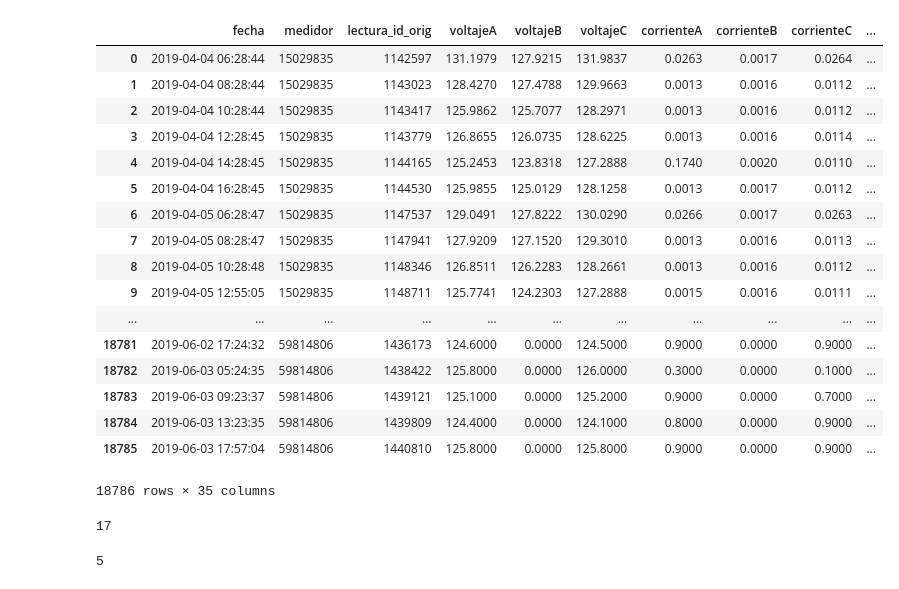
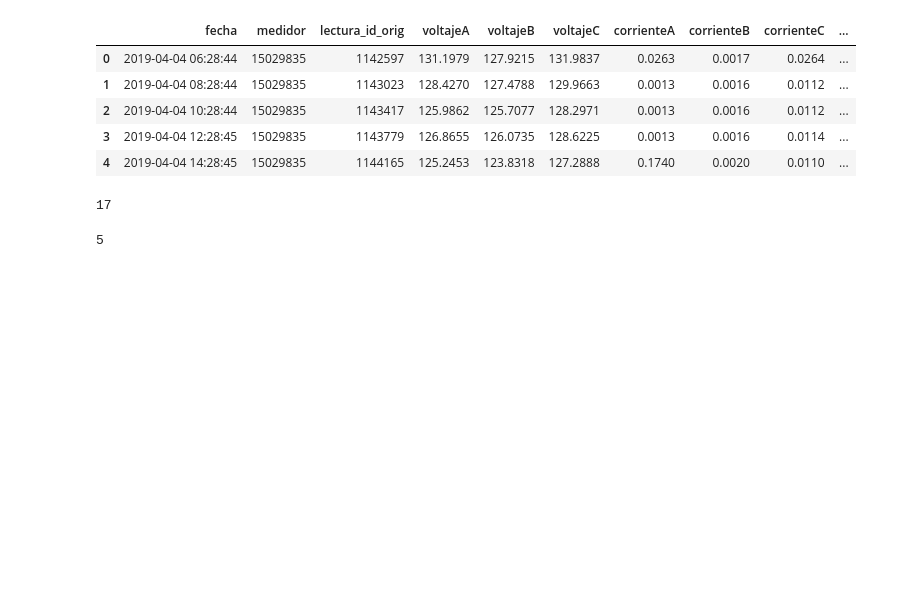
Before and after one commit to aaorella/Energy_Smart_Meters-Exploratory_Analysis, a Jupyter notebook: Untitled.ipynb, the cells around one changed output. Saved outputs shown, nothing was run; the diff lists cells and outputs as text; code cells hidden in the pictures; blank space fills up the shorter version.

```diff
--- a/Untitled.ipynb
+++ b/Untitled.ipynb
@@ -100,26 +186,14 @@ def sse(centroids, indicesSeries, timeSeries):
 # %%
-df = pd.read_csv(dir_origen_csv + "medidores_casi_unifores.csv", low_memory = False, sep=",")
+df = pd.read_csv("https://raw.githubusercontent.com/allantaws/Energy_Smart_Meters-Exploratory_Analysis/Allan/CSV_generated/medidores_casi_unifores.csv", low_memory = False, sep=",")
 df["fecha"] =  pd.to_datetime(df["fecha"]) #transforming "fecha" to datetime
-df
+df.head()
 # %% [output]
 |  | fecha | medidor | lectura_id_orig | voltajeA | voltajeB | voltajeC | corrienteA | corrienteB | corrienteC | ... |
 | 0 | 2019-04-04 06:28:44 | 15029835 | 1142597 | 131.1979 | 127.9215 | 131.9837 | 0.0263 | 0.0017 | 0.0264 | ... |
 | 1 | 2019-04-04 08:28:44 | 15029835 | 1143023 | 128.4270 | 127.4788 | 129.9663 | 0.0013 | 0.0016 | 0.0112 | ... |
 | 2 | 2019-04-04 10:28:44 | 15029835 | 1143417 | 125.9862 | 125.7077 | 128.2971 | 0.0013 | 0.0016 | 0.0112 | ... |
 | 3 | 2019-04-04 12:28:45 | 15029835 | 1143779 | 126.8655 | 126.0735 | 128.6225 | 0.0013 | 0.0016 | 0.0114 | ... |
 | 4 | 2019-04-04 14:28:45 | 15029835 | 1144165 | 125.2453 | 123.8318 | 127.2888 | 0.1740 | 0.0020 | 0.0110 | ... |
-| 5 | 2019-04-04 16:28:45 | 15029835 | 1144530 | 125.9855 | 125.0129 | 128.1258 | 0.0013 | 0.0017 | 0.0112 | ... |
-| 6 | 2019-04-05 06:28:47 | 15029835 | 1147537 | 129.0491 | 127.8222 | 130.0290 | 0.0266 | 0.0017 | 0.0263 | ... |
-| 7 | 2019-04-05 08:28:47 | 15029835 | 1147941 | 127.9209 | 127.1520 | 129.3010 | 0.0013 | 0.0016 | 0.0113 | ... |
-| 8 | 2019-04-05 10:28:48 | 15029835 | 1148346 | 126.8511 | 126.2283 | 128.2661 | 0.0013 | 0.0016 | 0.0112 | ... |
-| 9 | 2019-04-05 12:55:05 | 15029835 | 1148711 | 125.7741 | 124.2303 | 127.2888 | 0.0015 | 0.0016 | 0.0111 | ... |
-| ... | ... | ... | ... | ... | ... | ... | ... | ... | ... | ... |
-| 18781 | 2019-06-02 17:24:32 | 59814806 | 1436173 | 124.6000 | 0.0000 | 124.5000 | 0.9000 | 0.0000 | 0.9000 | ... |
-| 18782 | 2019-06-03 05:24:35 | 59814806 | 1438422 | 125.8000 | 0.0000 | 126.0000 | 0.3000 | 0.0000 | 0.1000 | ... |
-| 18783 | 2019-06-03 09:23:37 | 59814806 | 1439121 | 125.1000 | 0.0000 | 125.2000 | 0.9000 | 0.0000 | 0.7000 | ... |
-| 18784 | 2019-06-03 13:23:35 | 59814806 | 1439809 | 124.4000 | 0.0000 | 124.1000 | 0.8000 | 0.0000 | 0.9000 | ... |
-| 18785 | 2019-06-03 17:57:04 | 59814806 | 1440810 | 125.8000 | 0.0000 | 125.8000 | 0.9000 | 0.0000 | 0.9000 | ... |
-18786 rows × 35 columns
 # %%
 df.sort_values(by = "fecha", inplace = True)
 # %%
```
Also changed, not shown: parts of 30 cells of this notebook.
